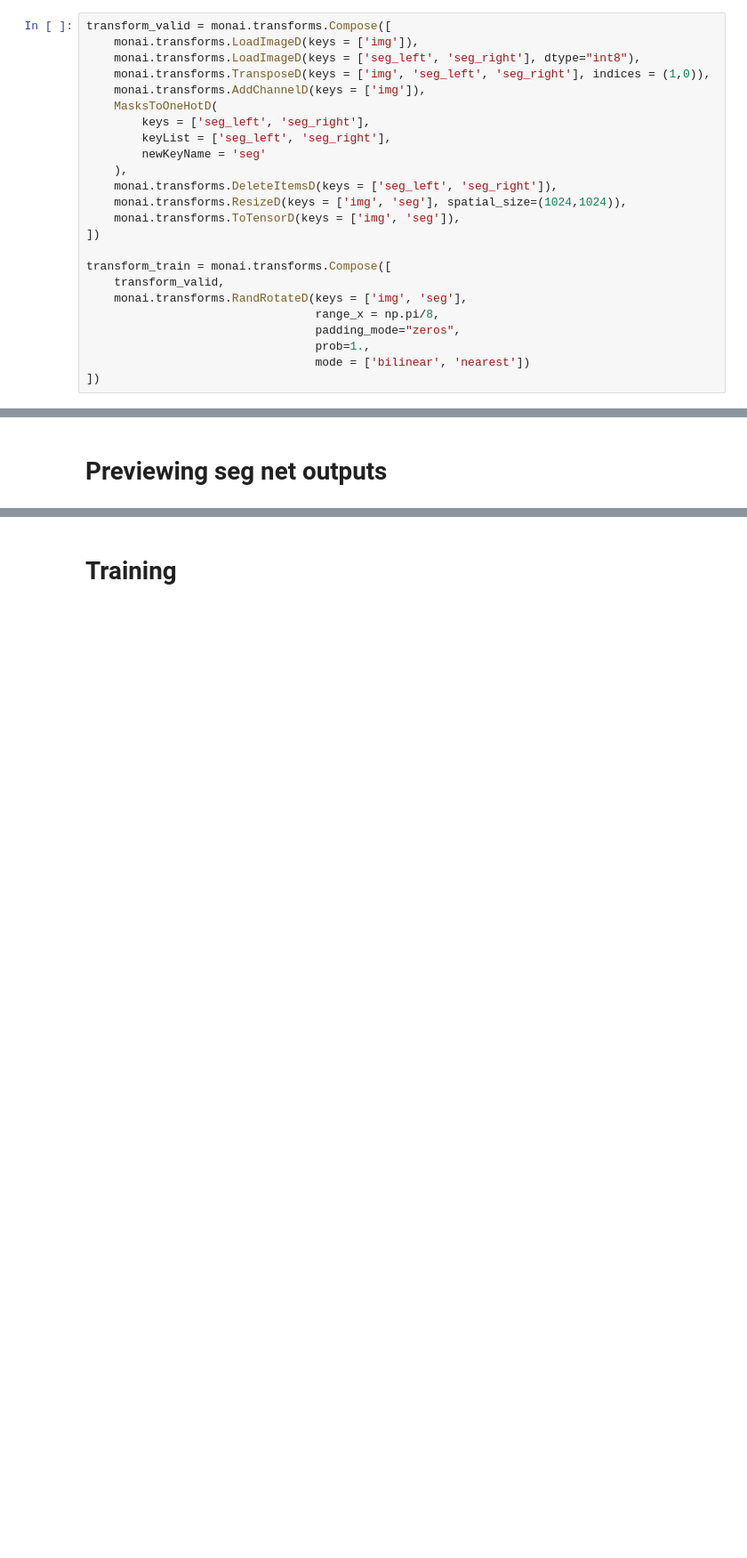
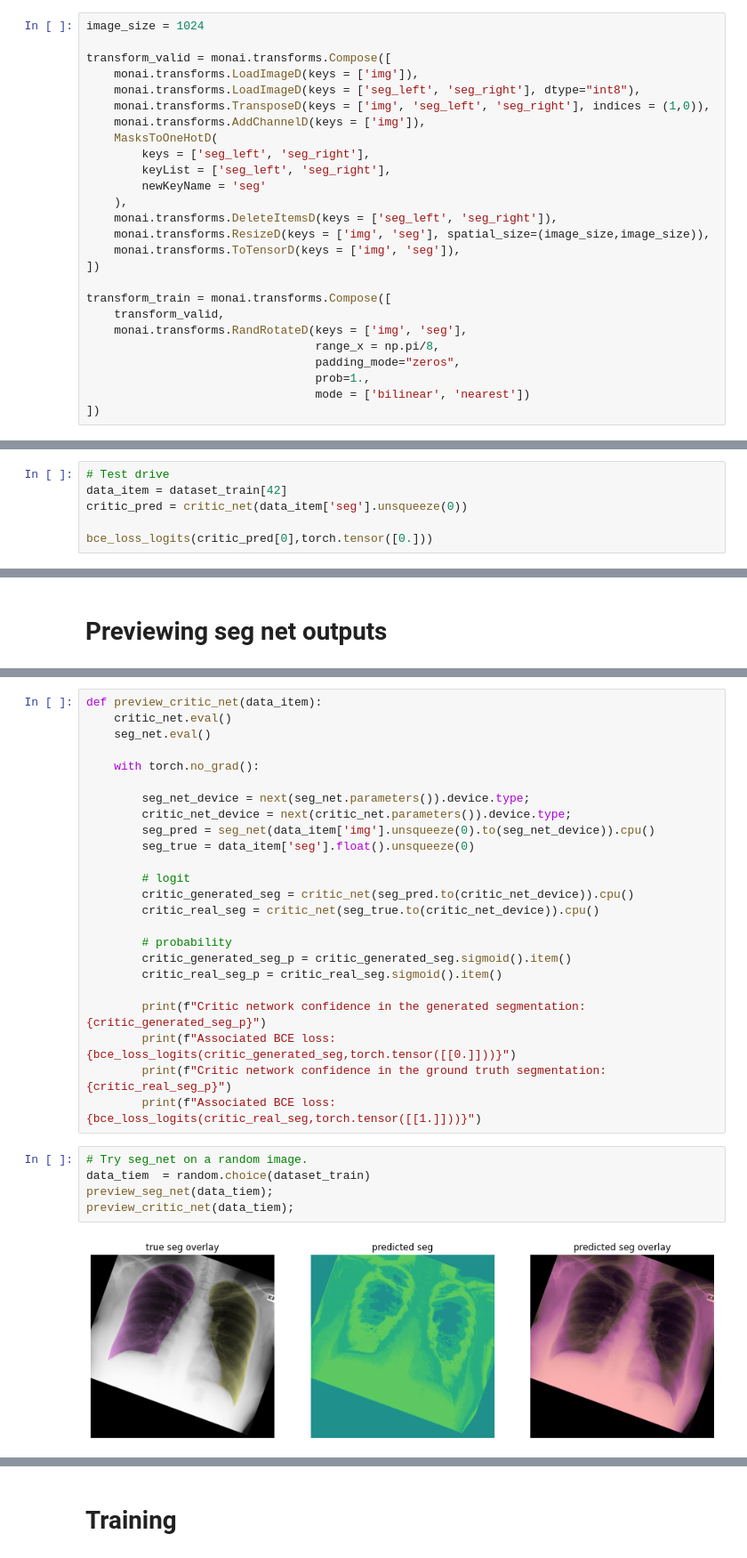
Before and after one commit to ebrahimebrahim/lung-seg-exploration, a Jupyter notebook: exploration.ipynb, the cells around one changed output, grey strips where cells are left out. Shown at 89% size. Saved outputs shown, nothing was run; the diff lists cells and outputs as text; blank space fills up the shorter version.

Commit message:
add critic network
very hard to train this thing

```diff
--- a/exploration.ipynb
+++ b/exploration.ipynb
@@ -149,6 +150,8 @@ class MasksToOneHotD(monai.transforms.MapTransform):
 
         return data
 # %%
+image_size = 1024
+
 transform_valid = monai.transforms.Compose([
     monai.transforms.LoadImageD(keys = ['img']),
     monai.transforms.LoadImageD(keys = ['seg_left', 'seg_right'], dtype="int8"),
@@ -160,7 +163,7 @@ transform_valid = monai.transforms.Compose([
         newKeyName = 'seg'
     ),
     monai.transforms.DeleteItemsD(keys = ['seg_left', 'seg_right']),
-    monai.transforms.ResizeD(keys = ['img', 'seg'], spatial_size=(1024,1024)),
+    monai.transforms.ResizeD(keys = ['img', 'seg'], spatial_size=(image_size,image_size)),
     monai.transforms.ToTensorD(keys = ['img', 'seg']),
 ])
 
@@ -268,0 +306,6 @@ tensor(0.7477, grad_fn=<MeanBackward0>)
+# %%
+# Test drive
+data_item = dataset_train[42]
+critic_pred = critic_net(data_item['seg'].unsqueeze(0))
+
+bce_loss_logits(critic_pred[0],torch.tensor([0.]))
@@ -323,0 +368,31 @@ Dice loss: 0.7554035782814026
+# %%
+def preview_critic_net(data_item):
+    critic_net.eval()
+    seg_net.eval()
+
+    with torch.no_grad():
+
+        seg_net_device = next(seg_net.parameters()).device.type;
+        critic_net_device = next(critic_net.parameters()).device.type;
+        seg_pred = seg_net(data_item['img'].unsqueeze(0).to(seg_net_device)).cpu()
+        seg_true = data_item['seg'].float().unsqueeze(0)
+
+        # logit
+        critic_generated_seg = critic_net(seg_pred.to(critic_net_device)).cpu()
+        critic_real_seg = critic_net(seg_true.to(critic_net_device)).cpu()
+
+        # probability
+        critic_generated_seg_p = critic_generated_seg.sigmoid().item()
+        critic_real_seg_p = critic_real_seg.sigmoid().item()
+
+        print(f"Critic network confidence in the generated segmentation: {critic_generated_seg_p}")
+        print(f"Associated BCE loss: {bce_loss_logits(critic_generated_seg,torch.tensor([[0.]]))}")
+        print(f"Critic network confidence in the ground truth segmentation: {critic_real_seg_p}")
+        print(f"Associated BCE loss: {bce_loss_logits(critic_real_seg,torch.tensor([[1.]]))}")
+# %%
+# Try seg_net on a random image.
+data_tiem  = random.choice(dataset_train)
+preview_seg_net(data_tiem);
+preview_critic_net(data_tiem);
+# %% [output]
+[figure, added]
```
Also changed, not shown: parts of 29 cells of this notebook.
